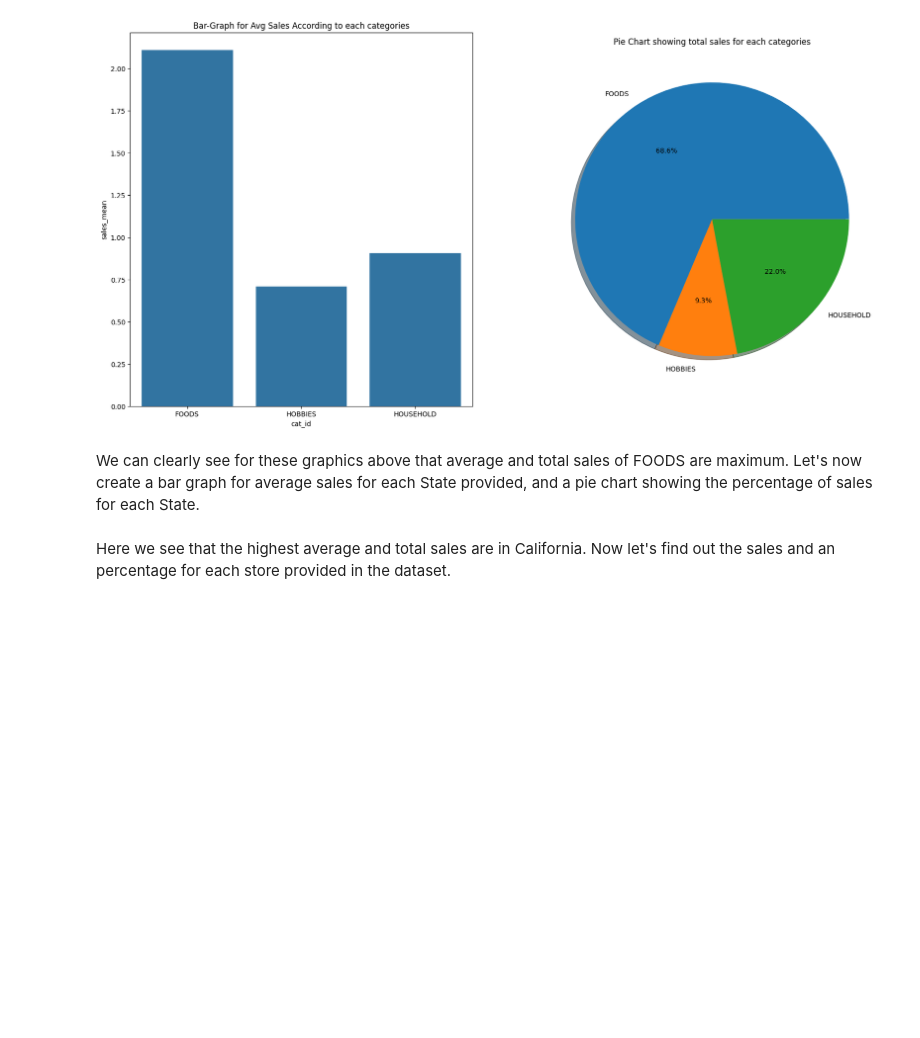
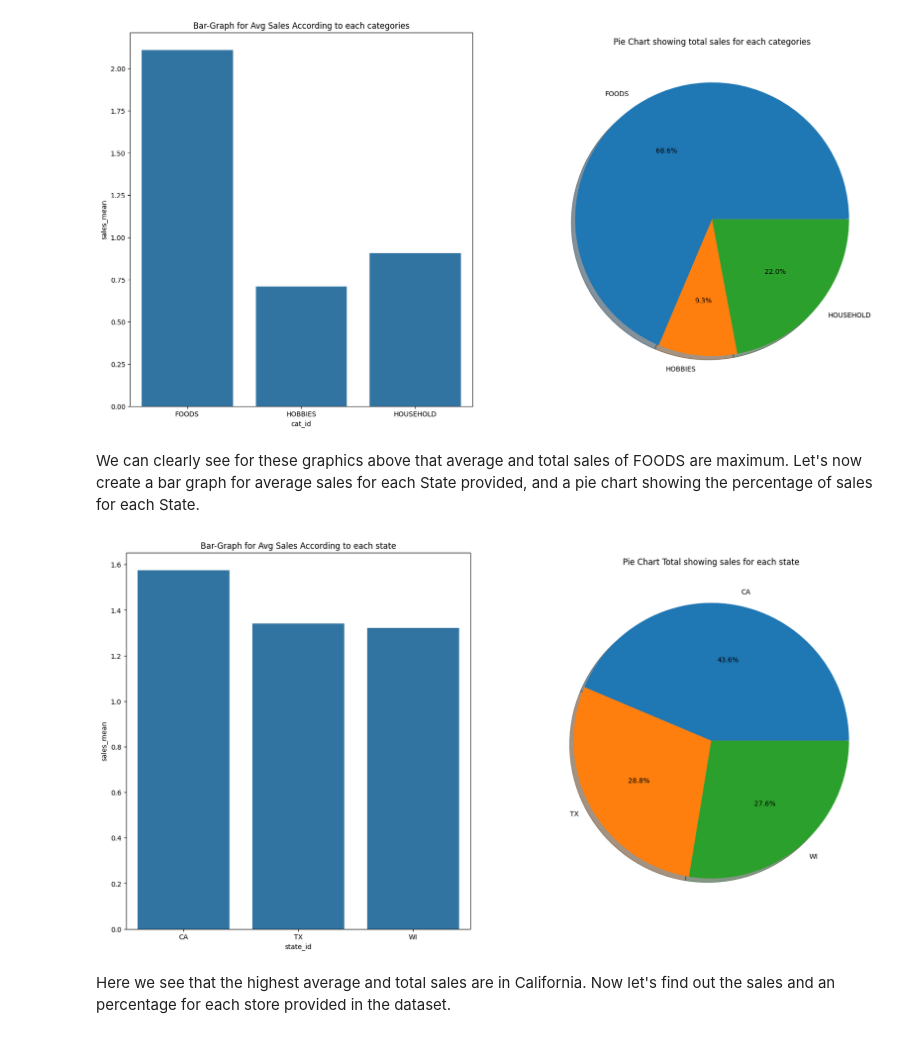
Before and after one commit to l0450/M5-Forecasting---Accuracy, a Jupyter notebook: notebooks/exploration.ipynb, the cells around one changed output. Saved outputs shown, nothing was run; the diff lists cells and outputs as text; code cells hidden in the pictures; blank space fills up the shorter version.

```diff
--- a/notebooks/exploration.ipynb
+++ b/notebooks/exploration.ipynb
@@ -264,20 +250,23 @@ plt.show()
 # %% [markdown]
 We can clearly see for these graphics above that average and total sales of FOODS are maximum. Let's now create a bar graph for average sales for each State provided, and a pie chart showing the percentage of sales for each State.
 # %%
-df=data.groupby('state_id').mean()
-df.reset_index(level=0,inplace=True)
+# Aggregate once for state_id and plot
+state_agg = data.groupby('state_id').agg({'sales': ['mean', 'sum']}).reset_index()
+state_agg.columns = ['state_id', 'sales_mean', 'sales_sum']
+state_agg['perc'] = state_agg['sales_sum'] / state_agg['sales_sum'].sum() * 100
+
 plt.figure(figsize=(20,10))
+
 plt.subplot(121)
-sns.barplot(x='state_id',y='sales',data=df)
+sns.barplot(x='state_id', y='sales_mean', data=state_agg)
 plt.title("Bar-Graph for Avg Sales According to each state")
 
-df=data.groupby('state_id').sum()
-df.reset_index(level=0,inplace=True)
-df['perc']=df['sales']/sum(df['sales'].values)*100
 plt.subplot(122)
-plt.pie(df['perc'].values,labels=df['state_id'].values,shadow=True,autopct='%1.1f%%')
+plt.pie(state_agg['perc'].values, labels=state_agg['state_id'].values, shadow=True, autopct='%1.1f%%')
 plt.title("Pie Chart Total showing sales for each state")
 plt.show()
+# %% [output]
+[figure, added]
 # %% [markdown]
 Here we see that the highest average and total sales are in California. Now let's find out the sales and an percentage for each store provided in the dataset.
 # %%
```
Also changed, not shown: parts of 29 cells of this notebook.
